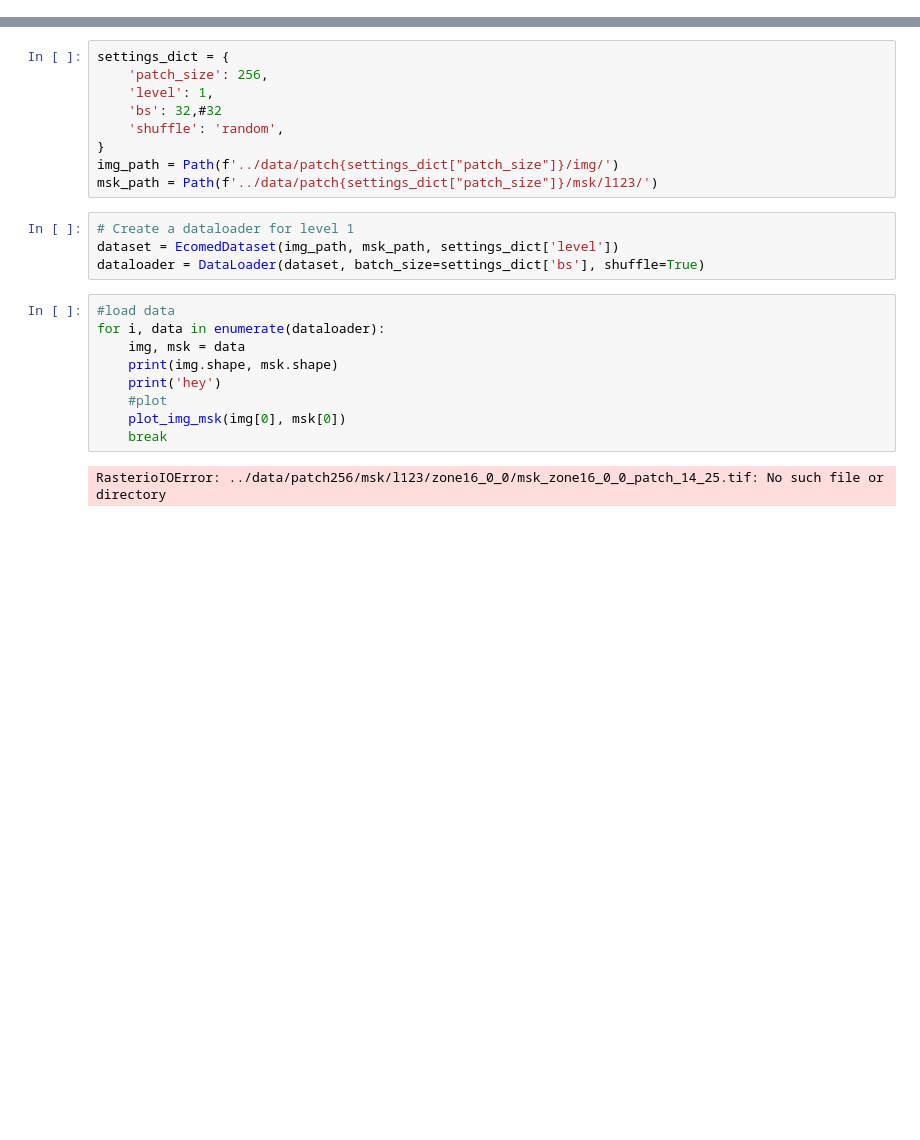
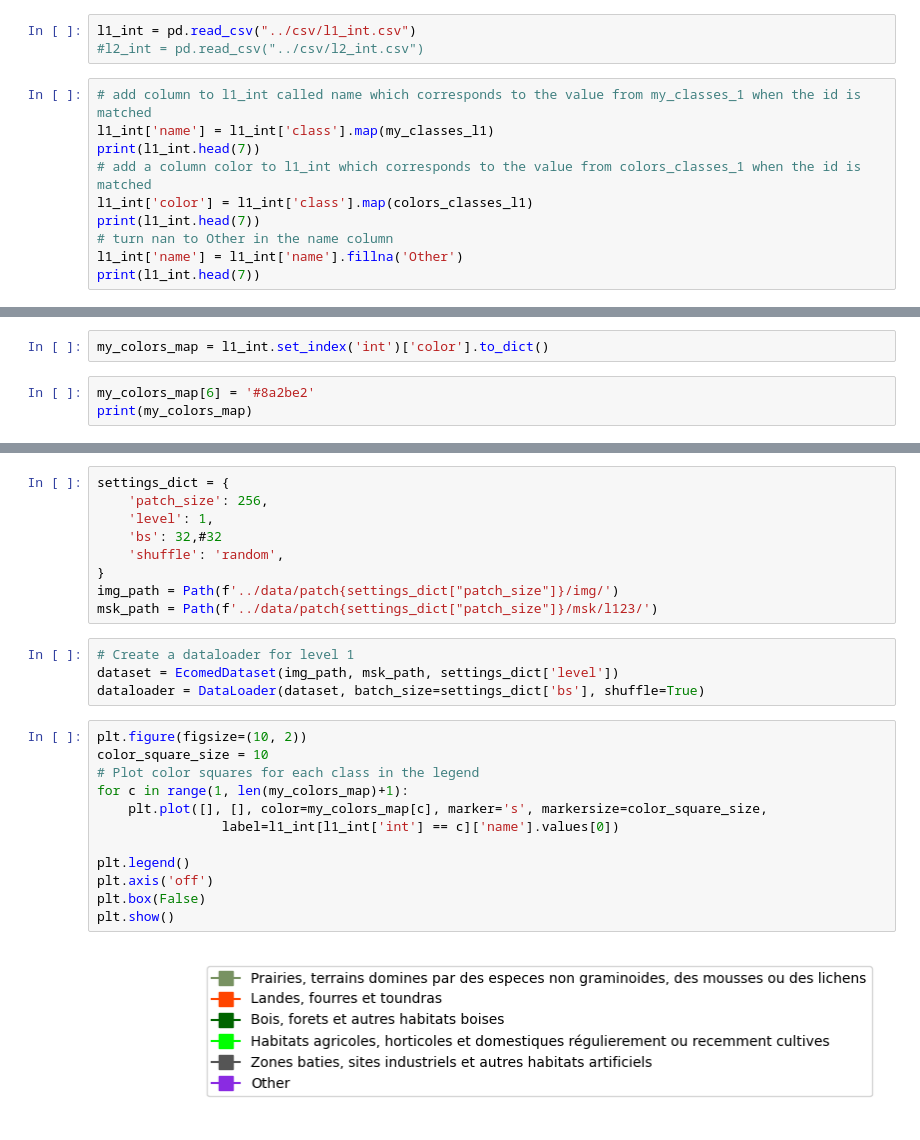
Before and after one commit to BertilleT/habitat_mapping, a Jupyter notebook: notebooks/Unet.ipynb, the cells around one changed output, grey strips where cells are left out. Saved outputs shown, nothing was run; the diff lists cells and outputs as text; blank space fills up the shorter version.

Commit message:
plot some img msks and legend, and dataloader done

```diff
--- a/notebooks/Unet.ipynb
+++ b/notebooks/Unet.ipynb
@@ -14,0 +17,13 @@ import matplotlib.pyplot as plt
+# %%
+l1_int = pd.read_csv("../csv/l1_int.csv")
+#l2_int = pd.read_csv("../csv/l2_int.csv")
+# %%
+# add column to l1_int called name which corresponds to the value from my_classes_1 when the id is matched
+l1_int['name'] = l1_int['class'].map(my_classes_l1)
+print(l1_int.head(7))
+# add a column color to l1_int which corresponds to the value from colors_classes_1 when the id is matched
+l1_int['color'] = l1_int['class'].map(colors_classes_l1)
+print(l1_int.head(7))
+# turn nan to Other in the name column
+l1_int['name'] = l1_int['name'].fillna('Other')
+print(l1_int.head(7))
@@ -14,0 +48,5 @@ import matplotlib.pyplot as plt
+# %%
+my_colors_map = l1_int.set_index('int')['color'].to_dict()
+# %%
+my_colors_map[6] = '#8a2be2'
+print(my_colors_map)
@@ -66,14 +115,17 @@ msk_path = Path(f'../data/patch{settings_dict["patch_size"]}/msk/l123/')
 # Create a dataloader for level 1
 dataset = EcomedDataset(img_path, msk_path, settings_dict['level'])
 dataloader = DataLoader(dataset, batch_size=settings_dict['bs'], shuffle=True)
-# %%
-#load data
-for i, data in enumerate(dataloader):
-    img, msk = data
-    print(img.shape, msk.shape)
-    print('hey')
-    #plot
-    plot_img_msk(img[0], msk[0])
-    break
-# %% [output]
-RasterioIOError: ../data/patch256/msk/l123/zone16_0_0/msk_zone16_0_0_patch_14_25.tif: No such file or directory
+# %%
+plt.figure(figsize=(10, 2))
+color_square_size = 10
+# Plot color squares for each class in the legend
+for c in range(1, len(my_colors_map)+1):
+    plt.plot([], [], color=my_colors_map[c], marker='s', markersize=color_square_size,
+                label=l1_int[l1_int['int'] == c]['name'].values[0])
+
+plt.legend()
+plt.axis('off')
+plt.box(False)
+plt.show()
+# %% [output]
+[figure, added]
```
Also changed, not shown: parts of 9 cells of this notebook, 1 other file.
